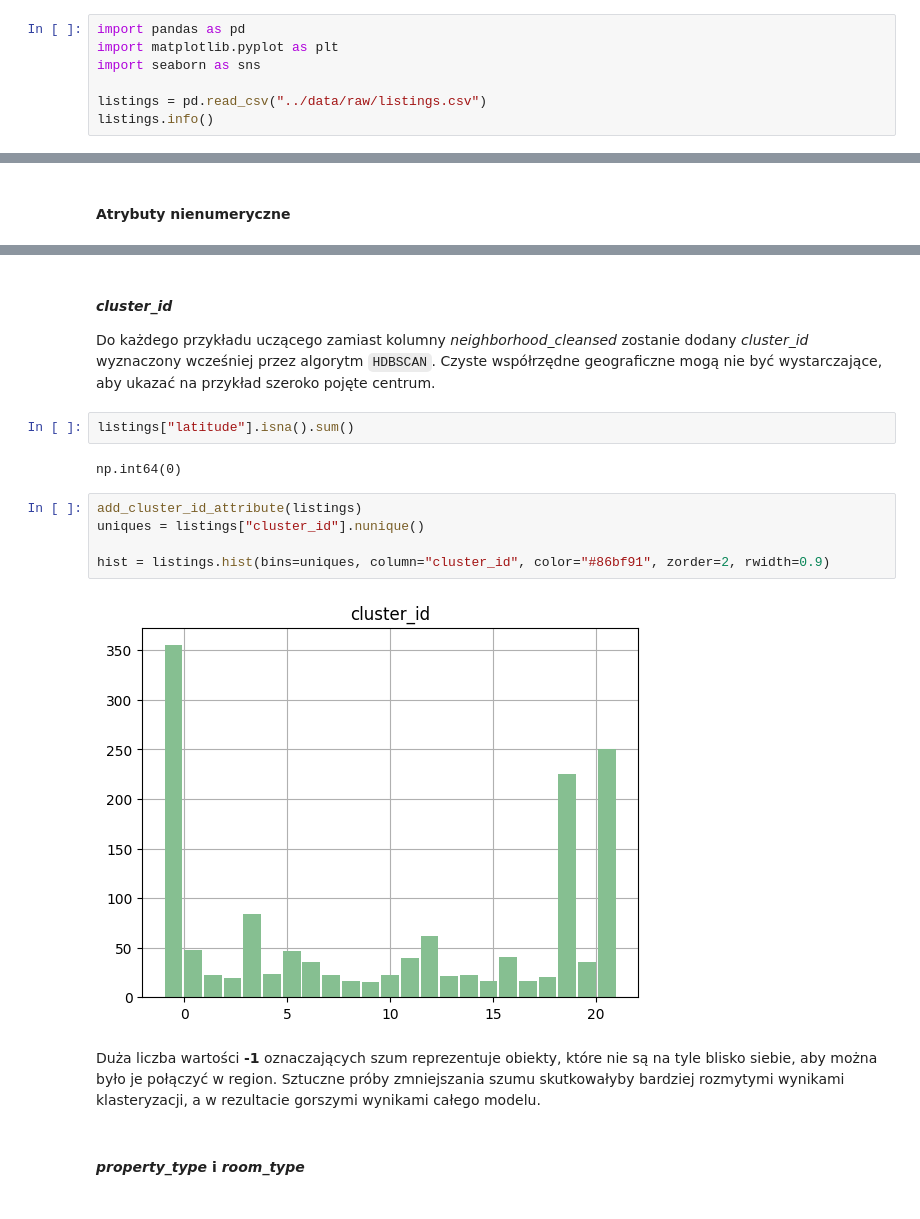
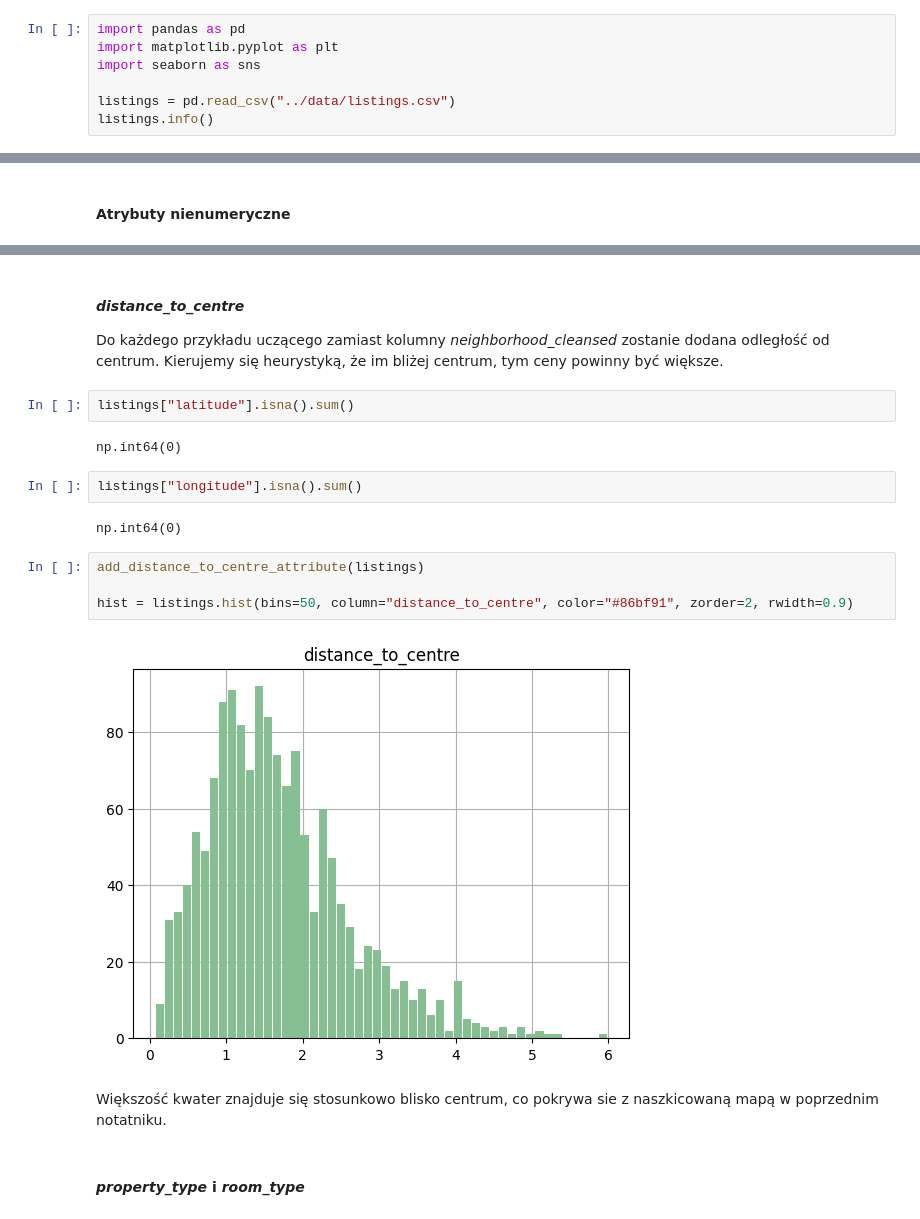
Before and after one commit to susek555/IUM, a Jupyter notebook: notebooks/preprocessing_02.ipynb, the cells around one changed output, grey strips where cells are left out. Cells and saved outputs as stored; diff of their text form.

```diff
--- a/notebooks/preprocessing_02.ipynb
+++ b/notebooks/preprocessing_02.ipynb
@@ -18,7 +18,7 @@ import pandas as pd
 import matplotlib.pyplot as plt
 import seaborn as sns
 
-listings = pd.read_csv("../data/raw/listings.csv")
+listings = pd.read_csv("../data/listings.csv")
 listings.info()
 # %% [output]
 <class 'pandas.core.frame.DataFrame'>
@@ -92,19 +91,22 @@ host_since: 2013-05-29
 # %% [markdown]
-#### *cluster_id*
-Do każdego przykładu uczącego zamiast kolumny *neighborhood_cleansed* zostanie dodany *cluster_id* wyznaczony wcześniej przez algorytm `HDBSCAN`. Czyste współrzędne geograficzne mogą nie być wystarczające, aby ukazać na przykład szeroko pojęte centrum.
+#### *distance_to_centre*
+Do każdego przykładu uczącego zamiast kolumny *neighborhood_cleansed* zostanie dodana odległość od centrum. Kierujemy się heurystyką, że im bliżej centrum, tym ceny powinny być większe.
 # %%
 listings["latitude"].isna().sum()
 # %% [output]
 np.int64(0)
+# %%
+listings["longitude"].isna().sum()
+# %% [output]
+np.int64(0)
 # %%
-add_cluster_id_attribute(listings)
-uniques = listings["cluster_id"].nunique()
+add_distance_to_centre_attribute(listings)
 
-hist = listings.hist(bins=uniques, column="cluster_id", color="#86bf91", zorder=2, rwidth=0.9)
+hist = listings.hist(bins=50, column="distance_to_centre", color="#86bf91", zorder=2, rwidth=0.9)
 # %% [output]
-[figure, old version]
+[figure, new version]
 # %% [markdown]
-Duża liczba wartości **-1** oznaczających szum reprezentuje obiekty, które nie są na tyle blisko siebie, aby można było je połączyć w region. Sztuczne próby zmniejszania szumu skutkowałyby bardziej rozmytymi wynikami klasteryzacji, a w rezultacie gorszymi wynikami całego modelu.
+Większość kwater znajduje się stosunkowo blisko centrum, co pokrywa sie z naszkicowaną mapą w poprzednim notatniku.
 # %% [markdown]
 #### *property_type* i *room_type*
 # %%
```
Also changed, not shown: parts of 9 cells of this notebook, 32 other files.
